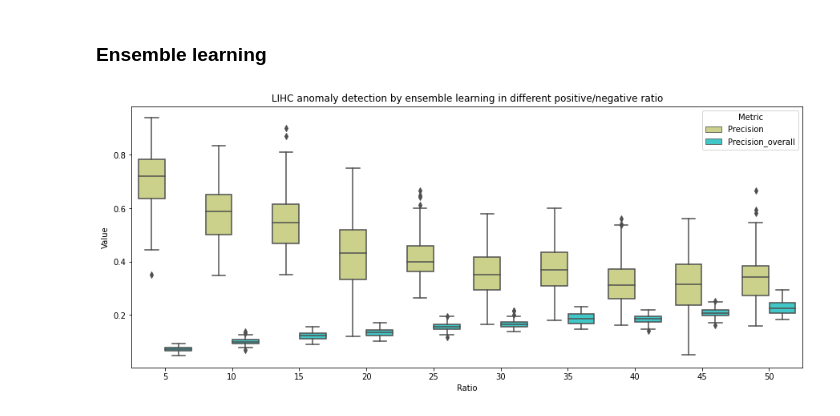
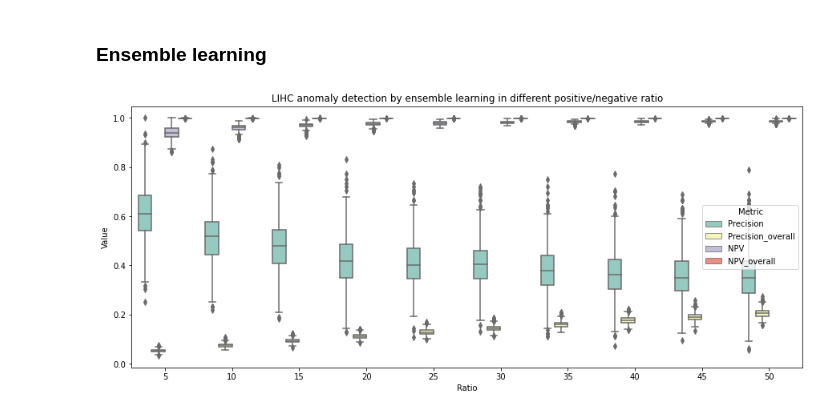
Before and after one commit to brucewu1996/LIHC-Anomaly-detection, a Jupyter notebook: lihc_anomaly_detection.ipynb, the cells around one changed output. Saved outputs shown, nothing was run; the diff lists cells and outputs as text; code cells hidden in the pictures.

```diff
--- a/lihc_anomaly_detection.ipynb
+++ b/lihc_anomaly_detection.ipynb
@@ -302,6 +297,11 @@ def specificity(y_true,y_pred) :
     tn, fp, _, _ = confusion_matrix(y_true, y_pred).ravel()
     specificity = tn / (tn+fp)
     return specificity
+
+def npv(y_true,y_pred) :
+    tn, _, fn, _ = confusion_matrix(y_true, y_pred).ravel()
+    npv = tn / (tn+fn)
+    return npv
 # %%
 class svm_ensemble_learning() :
     def __init__(self,p_m,n_m,all_m,y_all,r = 1,t = 20):
@@ -353,9 +353,9 @@ y_overall = np.zeros(lihc_df_stand.T.shape[0])
 idx = [x.split('.')[0] in ens_id for x in lihc_df.index]
 y_overall[idx] = 1
 
-svm_ensemble = svm_ensemble_learning(lihc_hbv,lihc_no_hbv,lihc_df_stand.T,y_overall)
+svm_ensemble = svm_ensemble_learning(lihc_hbv,lihc_no_hbv,lihc_df_stand.T,y_overall,t = 40)
 
-ratio = np.arange(5,55,5)
+ratio = np.arange(1,6,1)
 metric_df = pd.DataFrame()
 for r in ratio :
     svm_ensemble.ratio = r
@@ -365,9 +365,35 @@ for r in ratio :
 box_df = metric_df.melt(id_vars='Ratio')
 box_df.columns = ['Ratio','Metric','Value']
 plt.figure(figsize=(15,6))
-sns.boxplot(data = box_df,x = 'Ratio',y='Value',hue = 'Metric',palette='rainbow_r')
+sns.boxplot(data = box_df,x = 'Ratio',y='Value',hue = 'Metric',palette='Set3')
 plt.title('LIHC anomaly detection by ensemble learning in different positive/negative ratio')
 output_path = '/home/bruce1996/data/LIHC_anomaly_detection/tmp/'
-#plt.savefig(output_path + 'lihc_ae_ensemble_boxplot.png',dpi = 300)
+#plt.savefig(output_path + 'lihc_ae_ensemble_boxplot_n_1000.png',dpi = 300)
-# %% [output]
-[figure, removed]
+# %%
+#subset by sample have HBV surface antigen
+lihc_hbv_hbv_subset = lihc_hbv[:,hbv_idx]
+lihc_no_hbv_hbv_subset = lihc_no_hbv[:,hbv_idx]
+lihc_df_hbv_subset = lihc_df_stand.T[:,hbv_idx]
+# %%
+y_overall = np.zeros(lihc_df_stand.T.shape[0])
+idx = [x.split('.')[0] in ens_id for x in lihc_df.index]
+y_overall[idx] = 1
+
+svm_ensemble = svm_ensemble_learning(lihc_hbv_hbv_subset,lihc_no_hbv_hbv_subset,lihc_df_hbv_subset,y_overall,t = 40)
+
+ratio = np.arange(5,55,5)
+metric_df = pd.DataFrame()
+for r in ratio :
+    svm_ensemble.ratio = r
+    df = svm_ensemble.ensemble_svm()
+    metric_df = pd.concat([metric_df,df],axis = 0)
+# %%
+box_df = metric_df.melt(id_vars='Ratio')
+box_df.columns = ['Ratio','Metric','Value']
+plt.figure(figsize=(15,6))
+sns.boxplot(data = box_df,x = 'Ratio',y='Value',hue = 'Metric',palette='Set3')
+plt.title('LIHC anomaly detection by ensemble learning in different positive/negative ratio')
+output_path = '/home/bruce1996/data/LIHC_anomaly_detection/tmp/'
+plt.savefig(output_path + 'lihc_ae_ensemble_boxplot_only_HBV_positive.png',dpi = 300)
+# %% [output]
+[figure, added]
```
Also changed, not shown: parts of 17 cells of this notebook, 2 other files.
